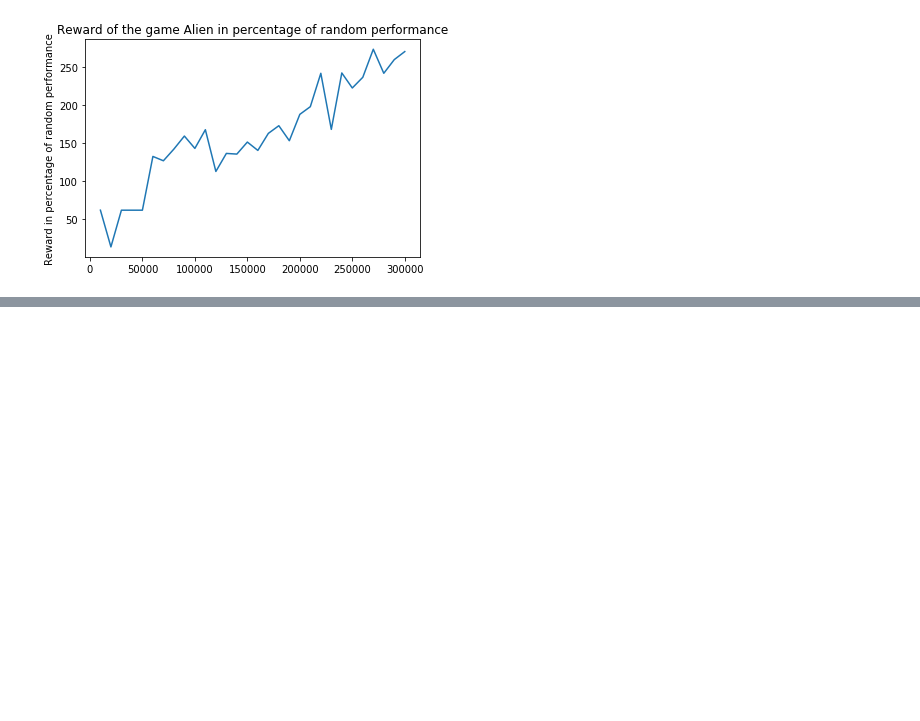
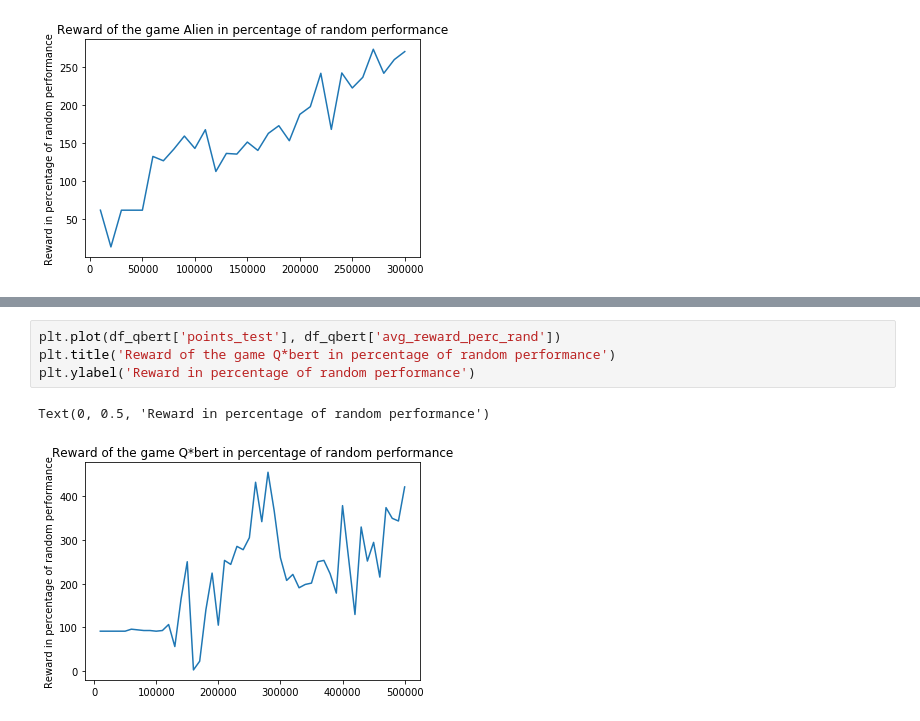
Before and after one commit to BWallyn/Rainbow, a Jupyter notebook: visualization/Visualization_results.ipynb, the cells around one changed output, grey strips where cells are left out. Saved outputs shown, nothing was run; the diff lists cells and outputs as text; blank space fills up the shorter version.

```diff
--- a/visualization/Visualization_results.ipynb
+++ b/visualization/Visualization_results.ipynb
@@ -89,0 +118,7 @@ Text(0, 0.5, 'Reward in percentage of random performance')
+# %%
+plt.plot(df_qbert['points_test'], df_qbert['avg_reward_perc_rand'])
+plt.title('Reward of the game Q*bert in percentage of random performance')
+plt.ylabel('Reward in percentage of random performance')
+# %% [output]
+Text(0, 0.5, 'Reward in percentage of random performance')
+[figure, added]
```
Also changed, not shown: parts of 10 cells of this notebook, 7 other files.
